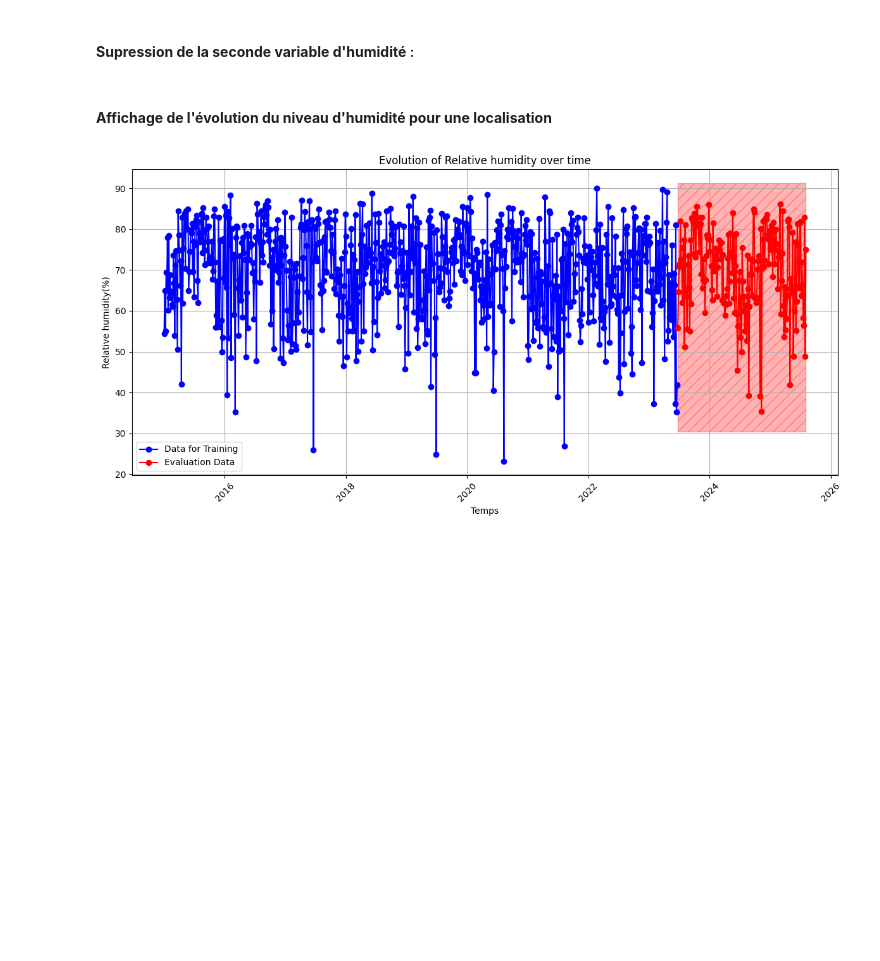
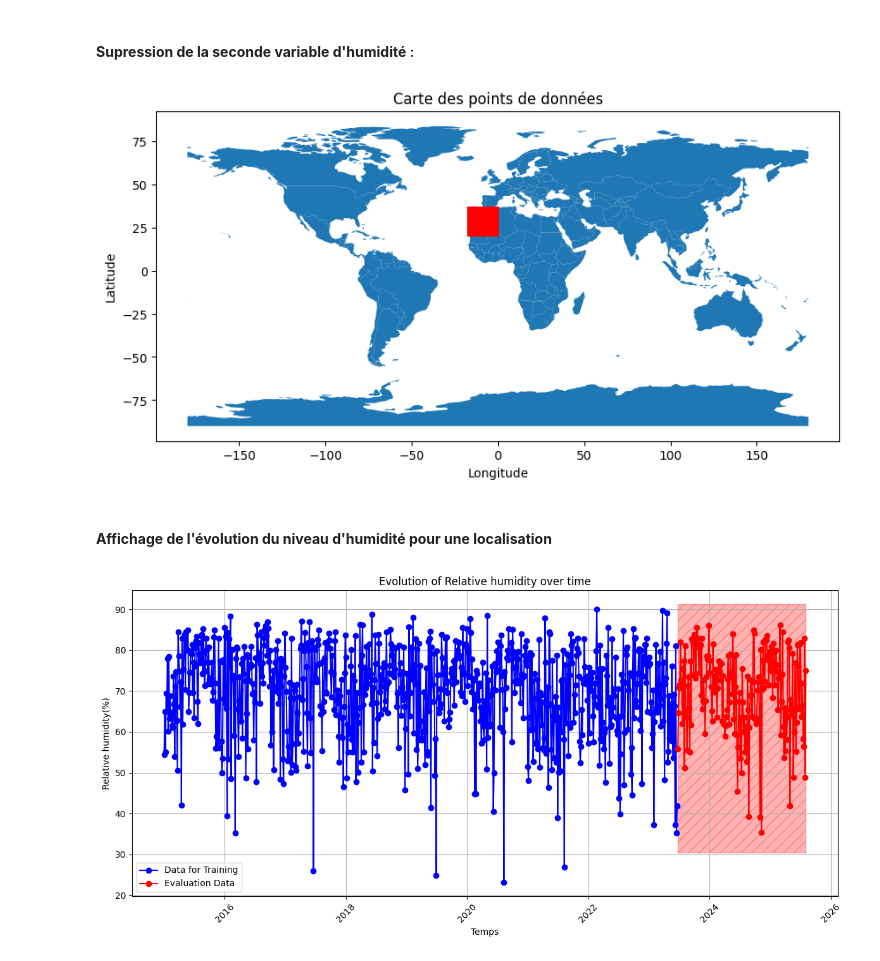
Before and after one commit to zakil-02/Relative_humidity_prediction-DataCamp, a Jupyter notebook: Data_extraction/load_data.ipynb, the cells around one changed output. Drawn from its saved outputs; the diff is of its cells as text; code cells hidden in the pictures; blank space fills up the shorter version.

```diff
--- a/Data_extraction/load_data.ipynb
+++ b/Data_extraction/load_data.ipynb
@@ -158,5 +158,26 @@ df
 # %% [markdown]
 #### **Supression de la seconde variable d'humidité** :
+# %%
+import geopandas as gpd
+from shapely.geometry import Point
+
+# Créer une colonne 'geometry' avec des objets Point
+df['geometry'] = df.apply(lambda row: Point(row['longitude'], row['latitude']), axis=1)
+
+# Créer un GeoDataFrame
+gdf = gpd.GeoDataFrame(df, geometry='geometry')
+
+# Tracer la carte
+world = gpd.read_file(gpd.datasets.get_path('naturalearth_lowres'))
+ax = world.plot(figsize=(10, 6))
+gdf.plot(ax=ax, color='red', markersize=5)
+
+plt.title('Carte des points de données')
+plt.xlabel('Longitude')
+plt.ylabel('Latitude')
+plt.show()
+# %% [output]
+[figure, added]
 # %%
 df.drop(columns=['q'], inplace=True)
 # %% [markdown]
```
Also changed, not shown: parts of 2 cells of this notebook, 3 other files.
